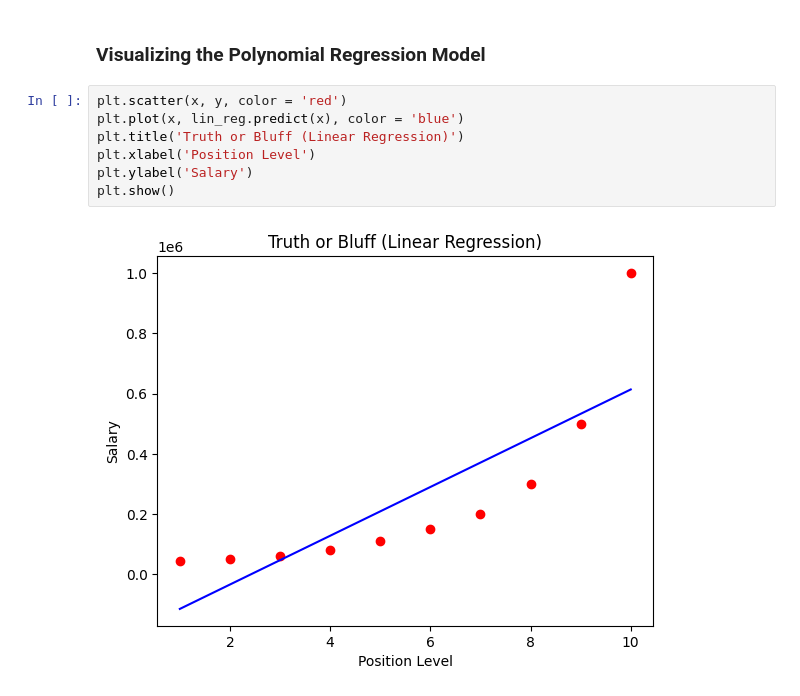
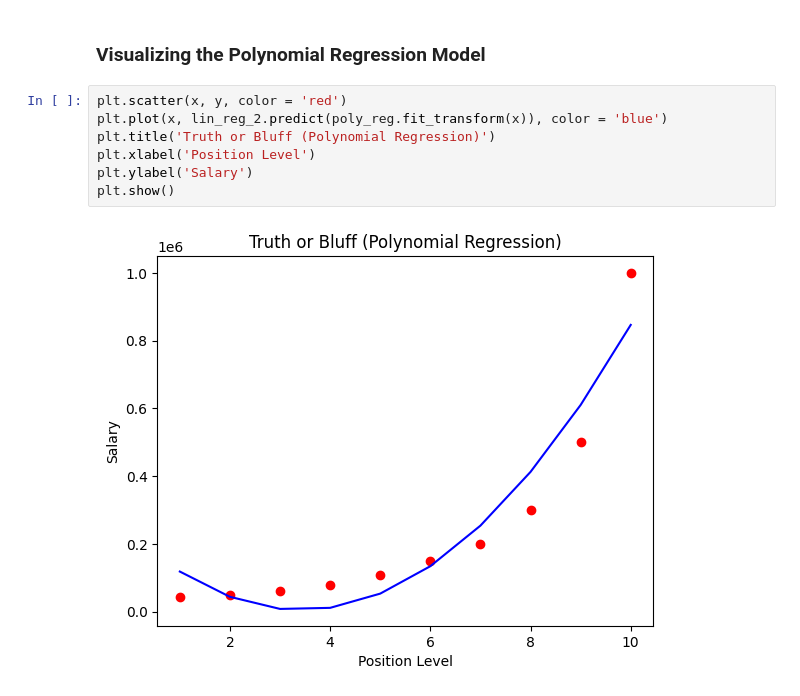
Before and after one commit to miinks/Regression, a Jupyter notebook: Polynomial_Regression.ipynb, the cells around one changed output. Drawn from its saved outputs; the diff is of its cells as text.

```diff
--- a/Polynomial_Regression.ipynb
+++ b/Polynomial_Regression.ipynb
@@ -30,10 +30,10 @@ LinearRegression()
 ### Visualizing the Polynomial Regression Model
 # %%
 plt.scatter(x, y, color = 'red')
-plt.plot(x, lin_reg.predict(x), color = 'blue')
-plt.title('Truth or Bluff (Linear Regression)')
+plt.plot(x, lin_reg_2.predict(poly_reg.fit_transform(x)), color = 'blue')
+plt.title('Truth or Bluff (Polynomial Regression)')
 plt.xlabel('Position Level')
 plt.ylabel('Salary')
 plt.show()
 # %% [output]
-[figure, old version]
+[figure, new version]
```
